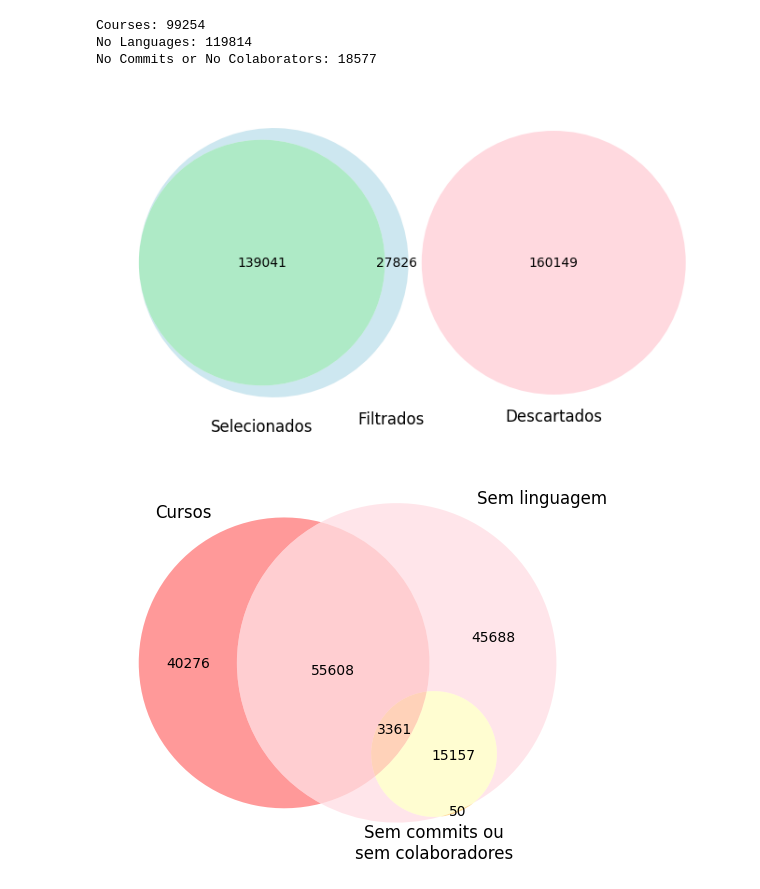
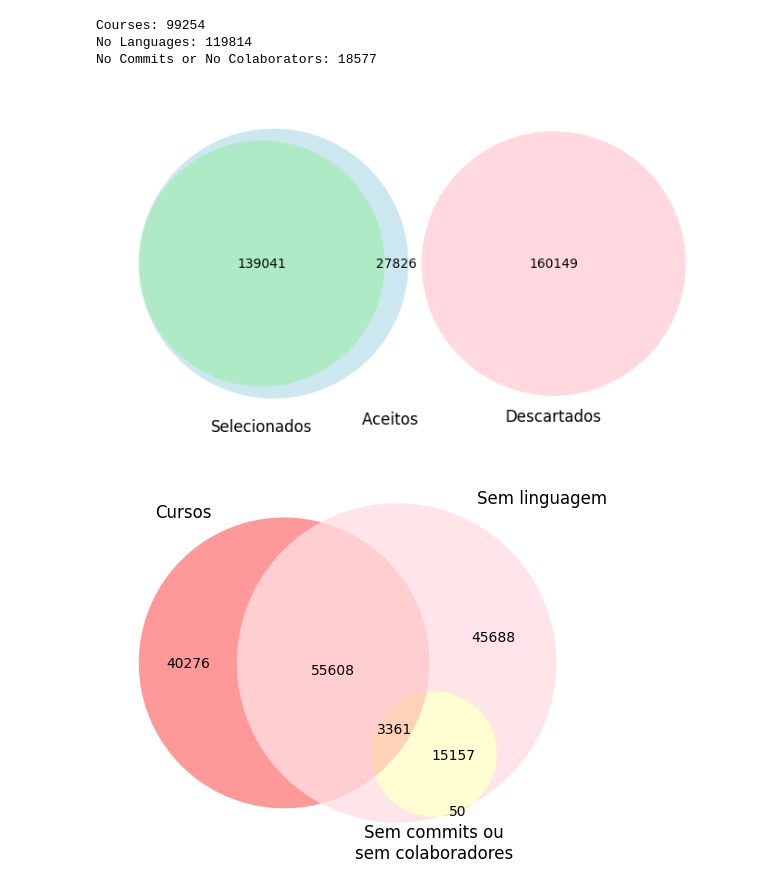
Before and after one commit to dew-uff/dsmining, a Jupyter notebook: src/analyzes/a1_collected.ipynb, the cells around one changed output. Saved outputs shown, nothing was run; the diff lists cells and outputs as text; code cells hidden in the pictures.

```diff
--- a/src/analyzes/a1_collected.ipynb
+++ b/src/analyzes/a1_collected.ipynb
@@ -216,21 +216,21 @@ No Commits or No Colaborators: 18577
 # %%
 selected = repositories[~repositories.state.isin([REP_COLLECTED, REP_FILTERED, REP_DISCARDED])]
 filtered = repositories[repositories.state==REP_FILTERED]
 
 set_selected = set(selected.id)
 set_filtered = set(filtered.id) | set_selected
 set_discarded = set1 | set2 |set3
 
 fig5, ax5 = plt.subplots(figsize=(7,5))
 venn3([set_selected, set_filtered, set_discarded], ax=ax5,
       set_colors=('darkgreen', 'lightblue', 'pink'),
-      set_labels=('\nSelecionados', '                                                Filtrados',
+      set_labels=('\nSelecionados', '                                                Aceitos',
                   'Descartados'), alpha=0.60)
 
 plt.tight_layout()
-fig5.savefig("outputs/venn_repositories.png", dpi=500, format='png');
+fig5.savefig("outputs/a1/venn_repositories.png", dpi=500, format='png');
 # %% [output]
-[figure, old version]
+[figure, new version]
 # %%
 fig6, ax6 = plt.subplots(figsize=(10,5))
 venn3([set1, set2, set3], ax=ax6, set_colors=('red', 'pink', 'orange', 'magenta'),
```
Also changed, not shown: parts of 1 cell of this notebook, 35 other files.
